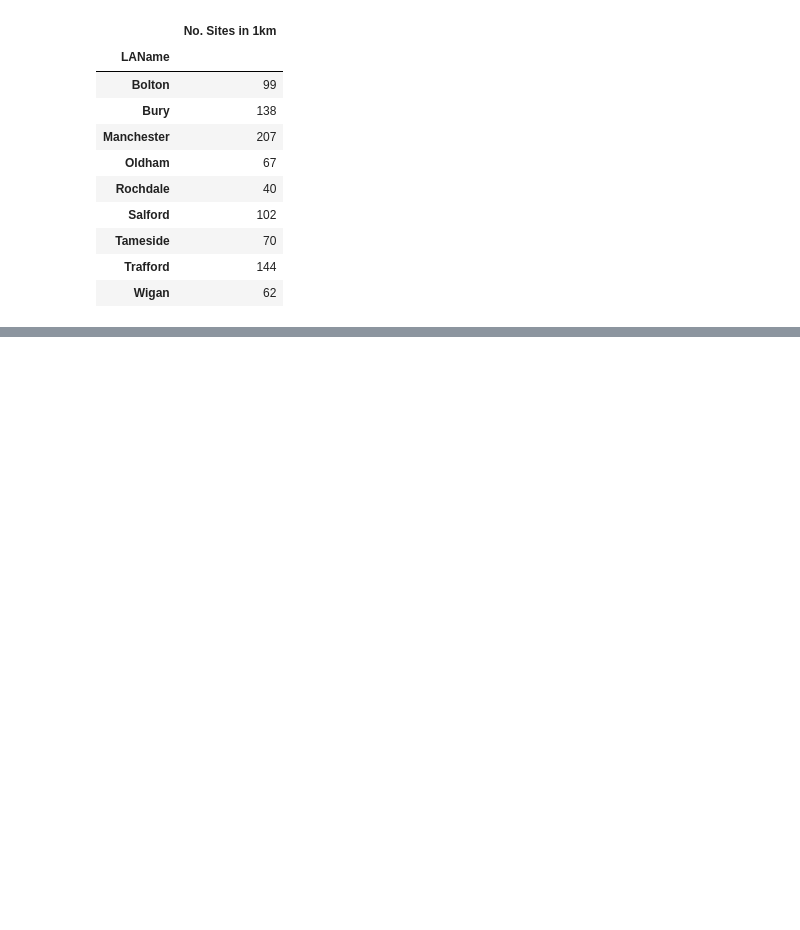
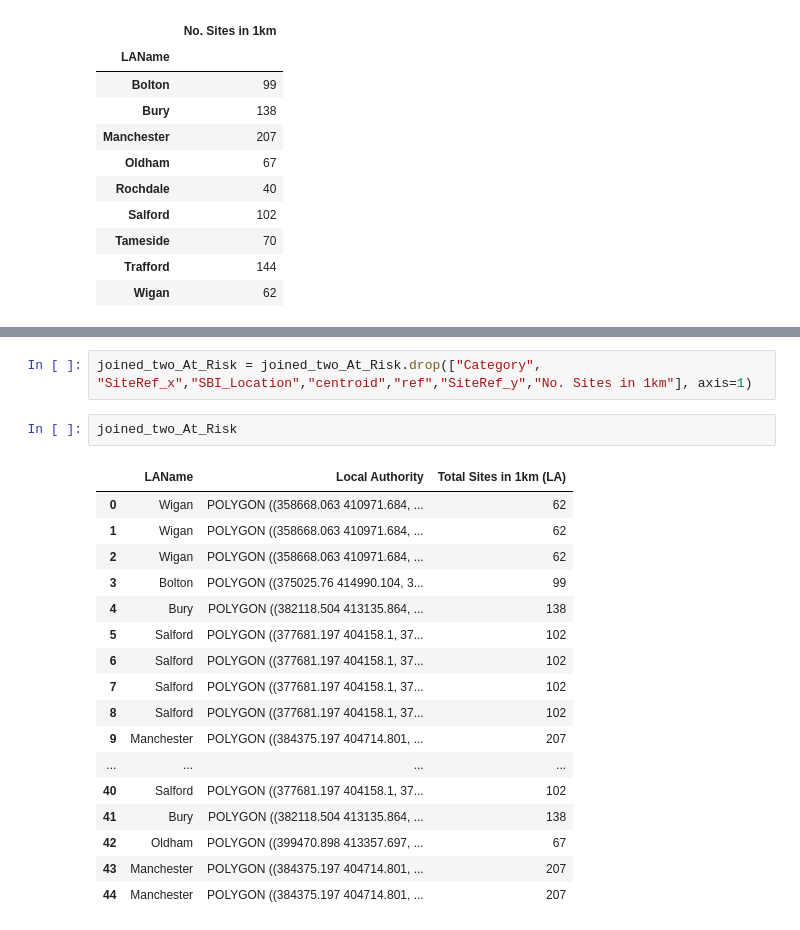
Before and after one commit to ChrisSoderberg-ONS/mss-sbi-project, a Jupyter notebook: sbi-analysis/Local_Authorities_At_Risk.ipynb, the cells around one changed output, grey strips where cells are left out. Cells and saved outputs as stored; diff of their text form; blank space fills up the shorter version.

```diff
--- a/sbi-analysis/Local_Authorities_At_Risk.ipynb
+++ b/sbi-analysis/Local_Authorities_At_Risk.ipynb
@@ -172,0 +220,22 @@ joined_two_At_Risk.groupby("LAName")[["No. Sites in 1km"]].sum()
+# %%
+joined_two_At_Risk = joined_two_At_Risk.drop(["Category", "SiteRef_x","SBI_Location","centroid","ref","SiteRef_y","No. Sites in 1km"], axis=1)
+# %%
+joined_two_At_Risk
+# %% [output]
+|  | LAName | Local Authority | Total Sites in 1km (LA) |
+| 0 | Wigan | POLYGON ((358668.063 410971.684, ... | 62 |
+| 1 | Wigan | POLYGON ((358668.063 410971.684, ... | 62 |
+| 2 | Wigan | POLYGON ((358668.063 410971.684, ... | 62 |
+| 3 | Bolton | POLYGON ((375025.76 414990.104, 3... | 99 |
+| 4 | Bury | POLYGON ((382118.504 413135.864, ... | 138 |
+| 5 | Salford | POLYGON ((377681.197 404158.1, 37... | 102 |
+| 6 | Salford | POLYGON ((377681.197 404158.1, 37... | 102 |
+| 7 | Salford | POLYGON ((377681.197 404158.1, 37... | 102 |
+| 8 | Salford | POLYGON ((377681.197 404158.1, 37... | 102 |
+| 9 | Manchester | POLYGON ((384375.197 404714.801, ... | 207 |
+| ... | ... | ... | ... |
+| 40 | Salford | POLYGON ((377681.197 404158.1, 37... | 102 |
+| 41 | Bury | POLYGON ((382118.504 413135.864, ... | 138 |
+| 42 | Oldham | POLYGON ((399470.898 413357.697, ... | 67 |
+| 43 | Manchester | POLYGON ((384375.197 404714.801, ... | 207 |
+| 44 | Manchester | POLYGON ((384375.197 404714.801, ... | 207 |
```
Also changed, not shown: parts of 6 cells of this notebook.
